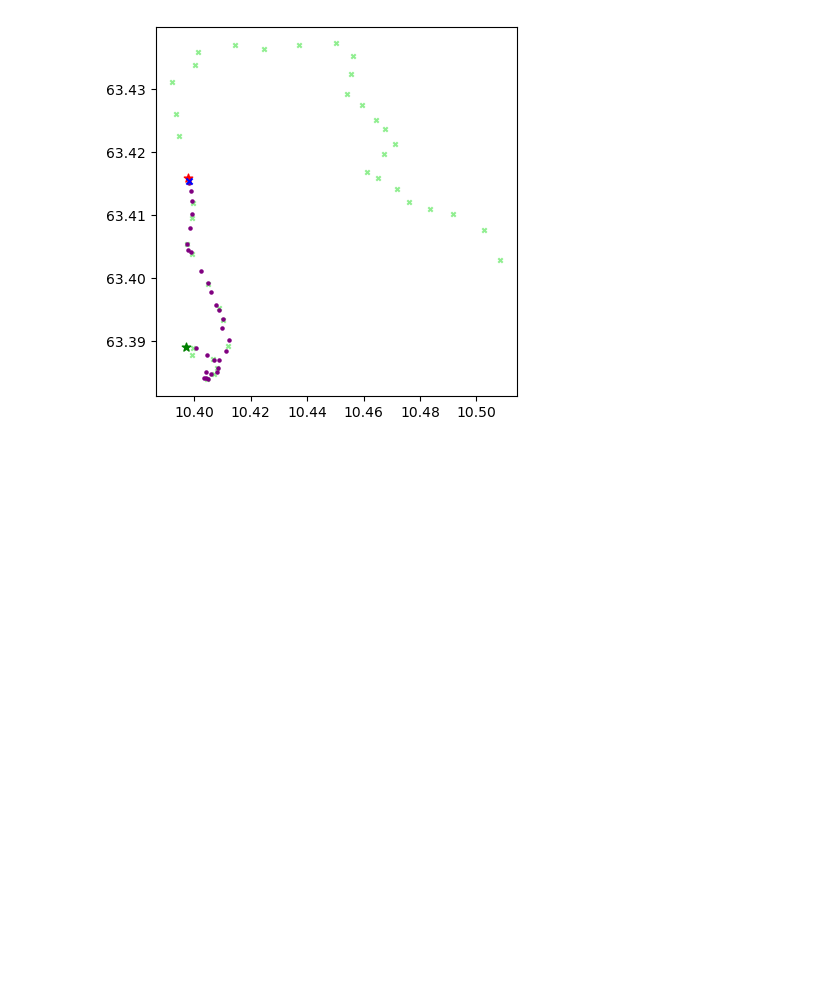
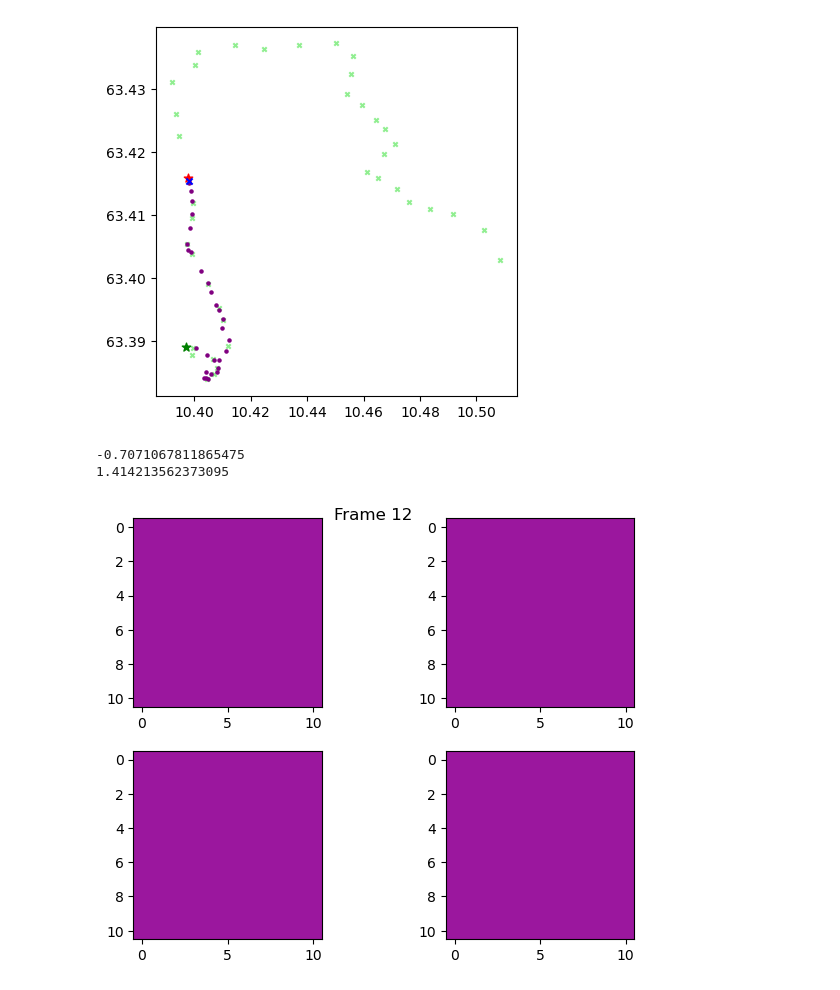
Before and after one commit to zackAemmer/generalizable_travel_times, a Jupyter notebook: src/explore_inputs.ipynb, the cells around one changed output. Cells and saved outputs as stored; diff of their text form; code cells hidden in the pictures; blank space fills up the shorter version.

Commit message:
Normalize grid to start values

```diff
--- a/src/explore_inputs.ipynb
+++ b/src/explore_inputs.ipynb
@@ -62,6 +60,25 @@ shape_utils.plot_gtfs_trip(axes, plot_data['trip_id'].iloc[0], atb_inputs['gtfs_
 shape_utils.plot_gtfsrt_trip(axes, plot_data)
 # %% [output]
 [figure]
+# %%
+# Look at grid features for a shingle
+importlib.reload(shape_utils)
+grid = kcm_inputs['train_grid']
+sample = kcm_inputs['train_data_chunks'][0][112]
+tbins = sample['tbin_idx']
+xbins = sample['xbin_idx']
+ybins = sample['ybin_idx']
+# Loop over each point in sample
+grid_features = shape_utils.extract_grid_features(grid, tbins, xbins, ybins, n_prior=1, buffer=5)
+print(np.min(grid_features))
+print(np.max(grid_features))
+# %% [output]
+-0.7071067811865475
+1.414213562373095
+# %%
+shape_utils.save_grid_anim(grid_features, "grid_speeds_shingle.mp4", np.min(grid_features), np.max(grid_features))
+# %% [output]
+[figure, added]
 # %%
 # Histogram of scheduled travel times
 plot_data = kcm_inputs['train_traces']
```
Also changed, not shown: parts of 12 cells of this notebook, 2 other files.
